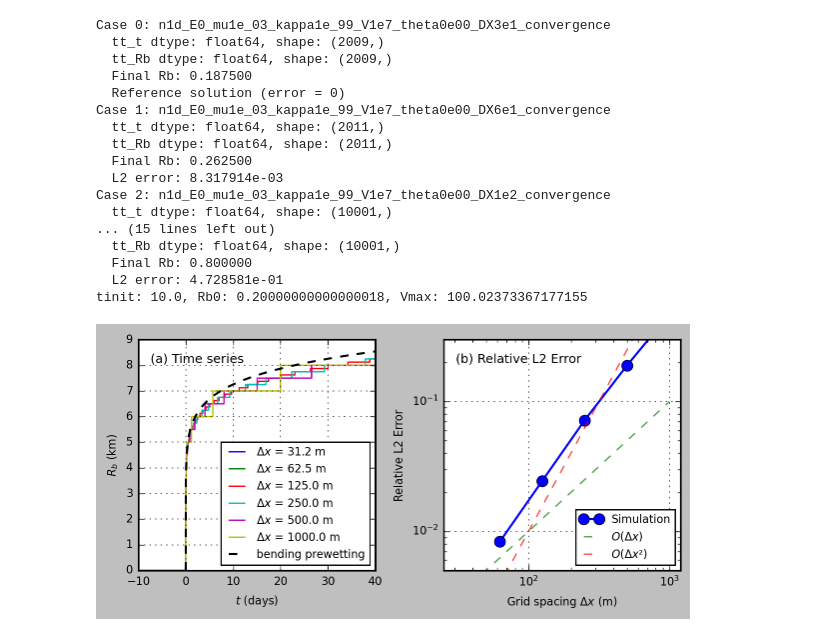
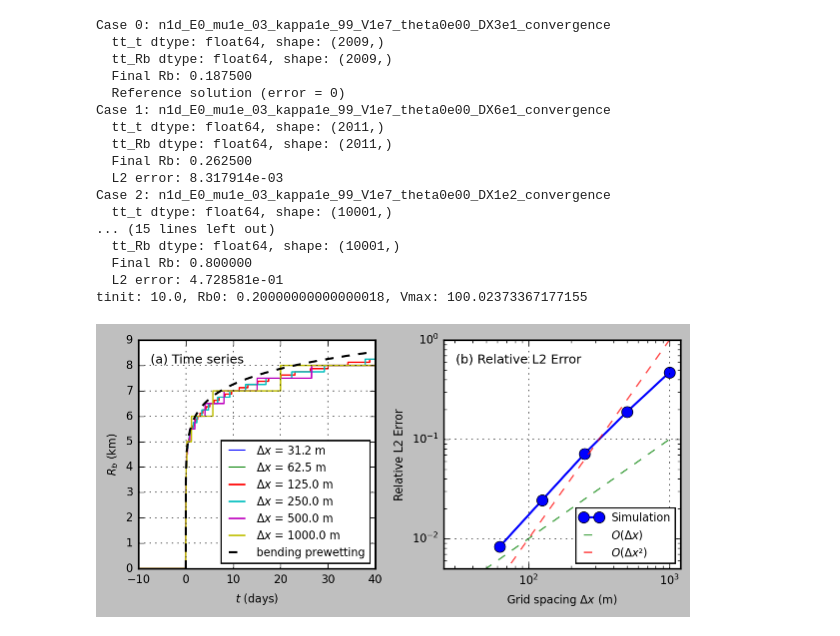
Before and after one commit to HwenZhang/nevis, a Jupyter notebook: srcplot/convergence_test.ipynb, the cells around one changed output. Saved outputs shown, nothing was run; the diff lists cells and outputs as text; code cells hidden in the pictures.

```diff
--- a/srcplot/convergence_test.ipynb
+++ b/srcplot/convergence_test.ipynb
@@ -143,39 +143,39 @@ ax2.set_xlabel(r'Grid spacing $\Delta x$ (m)')
 ax2.set_ylabel('Relative L2 Error')
 # ax2.set_title('Convergence Analysis')
 ax2.set_xlim([0.8*min(vDx), max(vDx)*1.2])
-ax2.set_ylim([5e-3, 3e-1])
+ax2.set_ylim([5e-3, 1e0])
 ax2.legend(loc='lower right', fontsize=8)
 ax2.grid(True, alpha=0.8)
 ax2.text(0.05,0.90, r'(b) Relative L2 Error', fontsize=9, color='black', transform=ax2.transAxes)
 
 plt.tight_layout()
 fig.savefig(
     './figures/Fig8_convergence_1.png',
     dpi=600,
     transparent=False,
     bbox_inches='tight',
     pad_inches=0.1
 )
 plt.show()
 # %% [output]
 Case 0: n1d_E0_mu1e_03_kappa1e_99_V1e7_theta0e00_DX3e1_convergence
   tt_t dtype: float64, shape: (2009,)
   tt_Rb dtype: float64, shape: (2009,)
   Final Rb: 0.187500
   Reference solution (error = 0)
 Case 1: n1d_E0_mu1e_03_kappa1e_99_V1e7_theta0e00_DX6e1_convergence
   tt_t dtype: float64, shape: (2011,)
   tt_Rb dtype: float64, shape: (2011,)
   Final Rb: 0.262500
   L2 error: 8.317914e-03
 Case 2: n1d_E0_mu1e_03_kappa1e_99_V1e7_theta0e00_DX1e2_convergence
   tt_t dtype: float64, shape: (10001,)
 ... (15 lines left out)
   tt_Rb dtype: float64, shape: (10001,)
   Final Rb: 0.800000
   L2 error: 4.728581e-01
 tinit: 10.0, Rb0: 0.20000000000000018, Vmax: 100.02373367177155
-[figure, old version]
+[figure, new version]
 # %%
 import os
 import numpy as np
```
Also changed, not shown: parts of 2 cells of this notebook, 5 other files.
